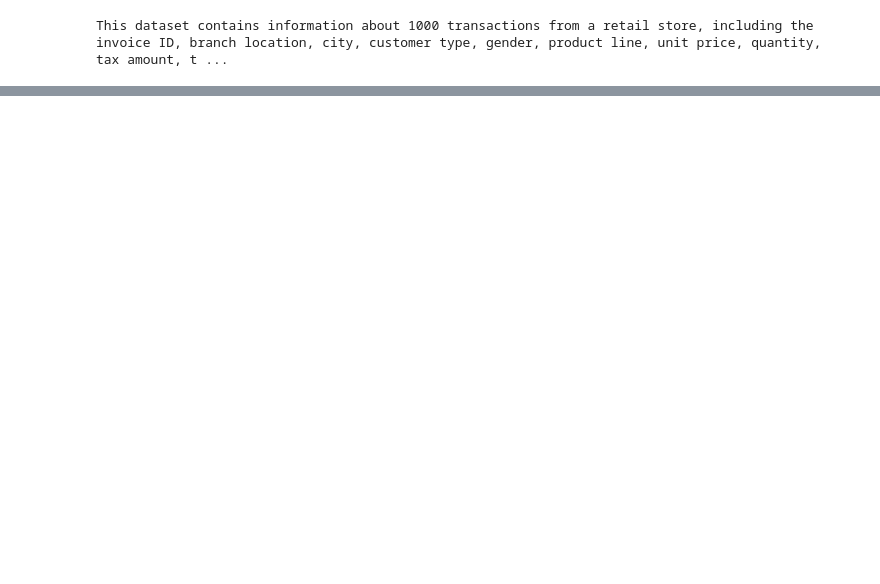
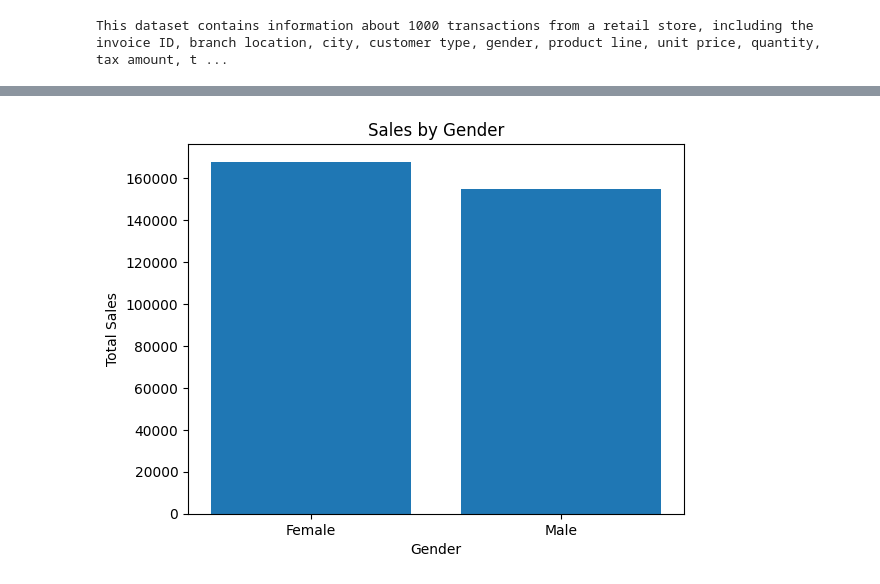
Before and after one commit to gilgamesh7/sketch_pandas_intro, a Jupyter notebook: app.ipynb, the cells around one changed output, grey strips where cells are left out. Drawn from its saved outputs; the diff is of its cells as text; code cells hidden in the pictures; blank space fills up the shorter version.

```diff
--- a/app.ipynb
+++ b/app.ipynb
@@ -32,0 +124,13 @@ This dataset contains information about 1000 transactions from a retail store, i
+# %%
+# Calculate the total profit for each product line
+df['Total Profit'] = df['Total'] - df['cogs'] - df['gross income']
+
+# Group the dataframe by product line and sum the total profit for each group
+profit_by_product_line = df.groupby('Product line')['Total Profit'].sum()
+
+# Sort the results in descending order to find the product lines with the highest profit
+profit_by_product_line.sort_values(ascending=False, inplace=True)
+
+# Print the top 3 product lines with the highest profit
+print("Product lines with the highest profit:")
+print(profit_by_product_line.head(3))
@@ -32,0 +148,18 @@ This dataset contains information about 1000 transactions from a retail store, i
+# %%
+import matplotlib.pyplot as plt
+
+# Group the dataframe by Gender and sum the Total column
+gender_sales = df.groupby('Gender')['Total'].sum()
+
+# Create a bar plot to visualize the sales by Gender
+plt.bar(gender_sales.index, gender_sales.values)
+
+# Add labels and title to the plot
+plt.xlabel('Gender')
+plt.ylabel('Total Sales')
+plt.title('Sales by Gender')
+
+# Display the plot
+plt.show()
+# %% [output]
+[figure, added]
```
Also changed, not shown: parts of 14 cells of this notebook, 1 other file.
